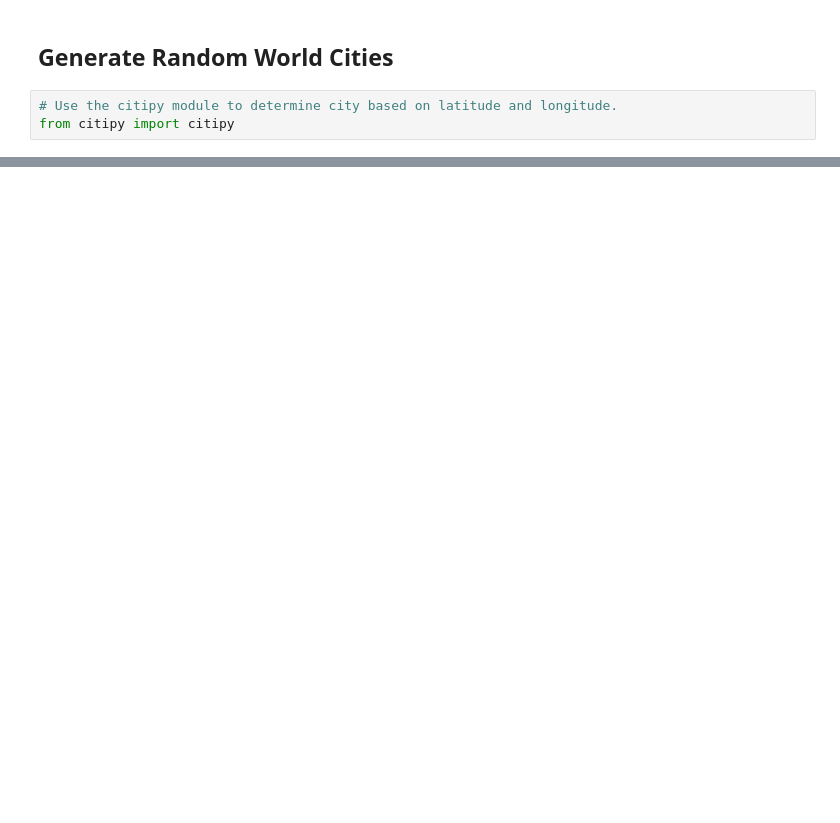
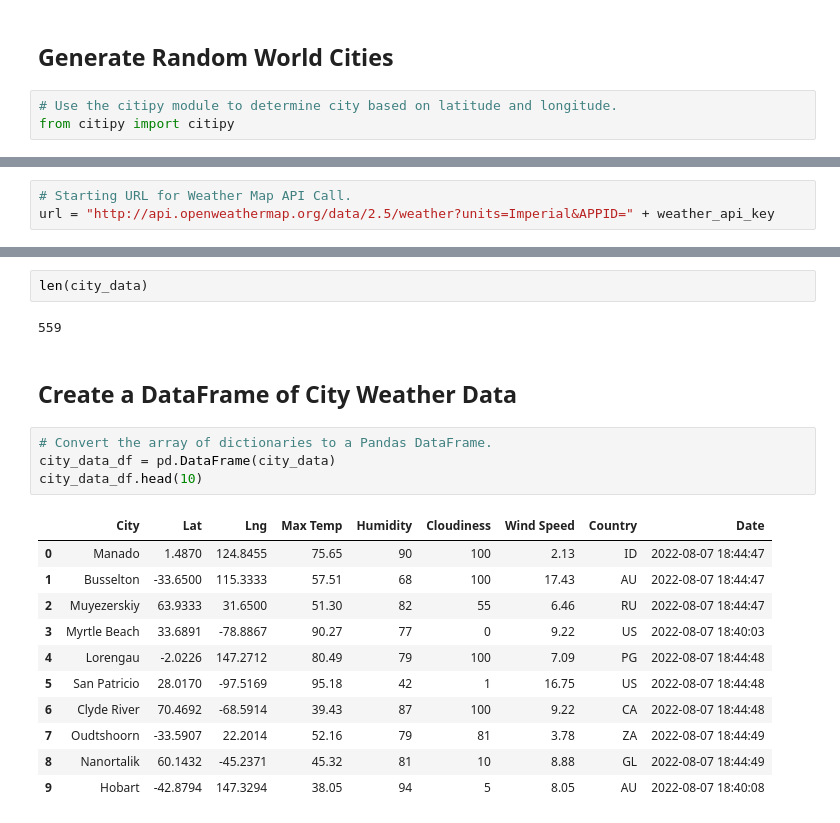
Before and after one commit to lkachury/World_Weather_Analysis, a Jupyter notebook: WeatherPy.ipynb, the cells around one changed output, grey strips where cells are left out. Drawn from its saved outputs; the diff is of its cells as text; blank space fills up the shorter version.

Commit message:
Adding weather file

```diff
--- a/WeatherPy.ipynb
+++ b/WeatherPy.ipynb
@@ -64,0 +90,3 @@ len(cities)
+# %%
+# Starting URL for Weather Map API Call.
+url = "http://api.openweathermap.org/data/2.5/weather?units=Imperial&APPID=" + weather_api_key
@@ -64,0 +177,22 @@ len(cities)
+# %%
+len(city_data)
+# %% [output]
+559
+# %% [markdown]
+## Create a DataFrame of City Weather Data
+# %%
+# Convert the array of dictionaries to a Pandas DataFrame.
+city_data_df = pd.DataFrame(city_data)
+city_data_df.head(10)
+# %% [output]
+|  | City | Lat | Lng | Max Temp | Humidity | Cloudiness | Wind Speed | Country | Date |
+| 0 | Manado | 1.4870 | 124.8455 | 75.65 | 90 | 100 | 2.13 | ID | 2022-08-07 18:44:47 |
+| 1 | Busselton | -33.6500 | 115.3333 | 57.51 | 68 | 100 | 17.43 | AU | 2022-08-07 18:44:47 |
+| 2 | Muyezerskiy | 63.9333 | 31.6500 | 51.30 | 82 | 55 | 6.46 | RU | 2022-08-07 18:44:47 |
+| 3 | Myrtle Beach | 33.6891 | -78.8867 | 90.27 | 77 | 0 | 9.22 | US | 2022-08-07 18:40:03 |
+| 4 | Lorengau | -2.0226 | 147.2712 | 80.49 | 79 | 100 | 7.09 | PG | 2022-08-07 18:44:48 |
+| 5 | San Patricio | 28.0170 | -97.5169 | 95.18 | 42 | 1 | 16.75 | US | 2022-08-07 18:44:48 |
+| 6 | Clyde River | 70.4692 | -68.5914 | 39.43 | 87 | 100 | 9.22 | CA | 2022-08-07 18:44:48 |
+| 7 | Oudtshoorn | -33.5907 | 22.2014 | 52.16 | 79 | 81 | 3.78 | ZA | 2022-08-07 18:44:49 |
+| 8 | Nanortalik | 60.1432 | -45.2371 | 45.32 | 81 | 10 | 8.88 | GL | 2022-08-07 18:44:49 |
+| 9 | Hobart | -42.8794 | 147.3294 | 38.05 | 94 | 5 | 8.05 | AU | 2022-08-07 18:40:08 |
```
Also changed, not shown: parts of 8 cells of this notebook, 4 other files.
